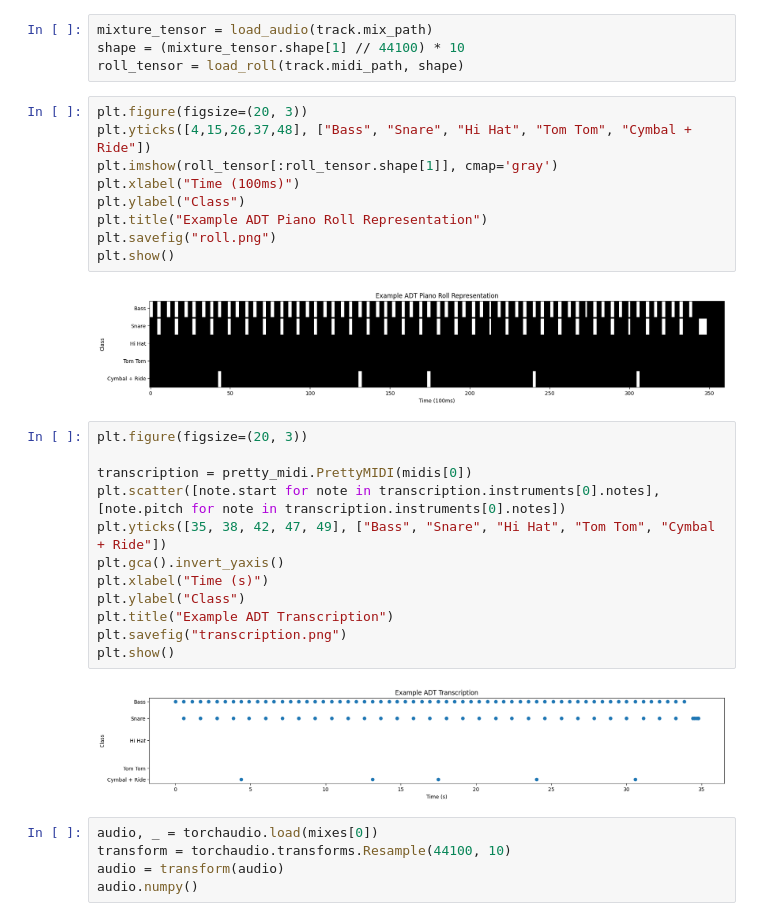
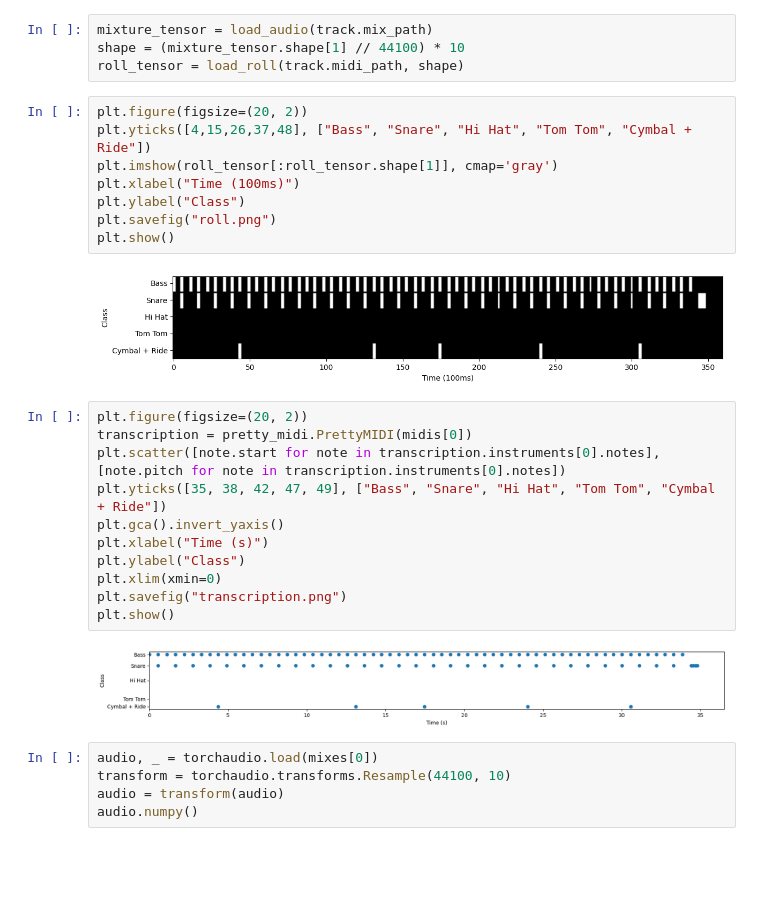
Before and after one commit to Hephyrius/phd-drum-sep, a Jupyter notebook: model-as-adt/adt_diagram.ipynb, the cells around one changed output. Cells and saved outputs as stored; diff of their text form; blank space fills up the shorter version.

```diff
--- a/model-as-adt/adt_diagram.ipynb
+++ b/model-as-adt/adt_diagram.ipynb
@@ -205,30 +205,28 @@ mixture_tensor = load_audio(track.mix_path)
 shape = (mixture_tensor.shape[1] // 44100) * 10
 roll_tensor = load_roll(track.midi_path, shape)
 # %%
-plt.figure(figsize=(20, 3))
+plt.figure(figsize=(20, 2))
 plt.yticks([4,15,26,37,48], ["Bass", "Snare", "Hi Hat", "Tom Tom", "Cymbal + Ride"])
 plt.imshow(roll_tensor[:roll_tensor.shape[1]], cmap='gray')
 plt.xlabel("Time (100ms)")
 plt.ylabel("Class")
-plt.title("Example ADT Piano Roll Representation")
 plt.savefig("roll.png")
 plt.show()
 # %% [output]
-[figure, old version]
+[figure, new version]
 # %%
-plt.figure(figsize=(20, 3))
-
+plt.figure(figsize=(20, 2))
 transcription = pretty_midi.PrettyMIDI(midis[0])
 plt.scatter([note.start for note in transcription.instruments[0].notes], [note.pitch for note in transcription.instruments[0].notes])
 plt.yticks([35, 38, 42, 47, 49], ["Bass", "Snare", "Hi Hat", "Tom Tom", "Cymbal + Ride"])
 plt.gca().invert_yaxis()
 plt.xlabel("Time (s)")
 plt.ylabel("Class")
-plt.title("Example ADT Transcription")
+plt.xlim(xmin=0)
 plt.savefig("transcription.png")
 plt.show()
 # %% [output]
-[figure, old version]
+[figure, new version]
 # %%
 audio, _ = torchaudio.load(mixes[0])
 transform = torchaudio.transforms.Resample(44100, 10)
```
Also changed, not shown: parts of 1 cell of this notebook, 5 other files.
